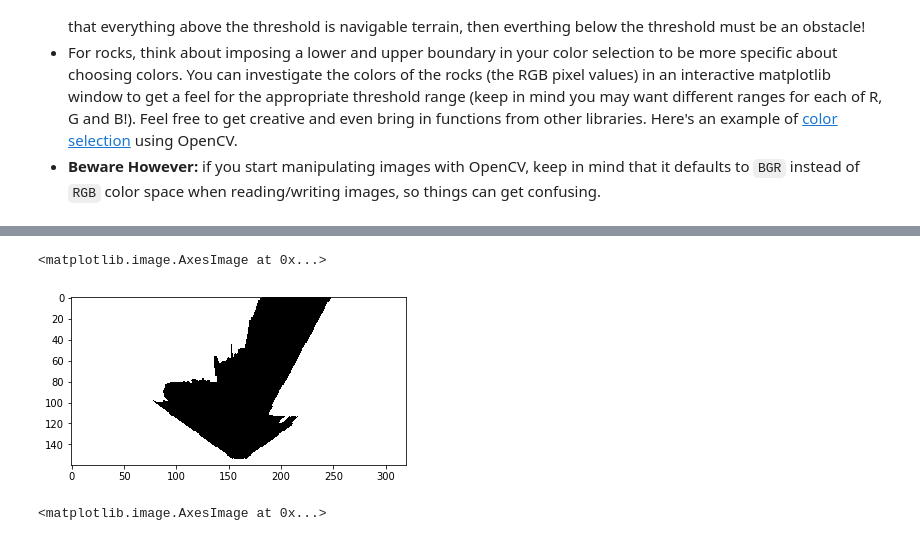
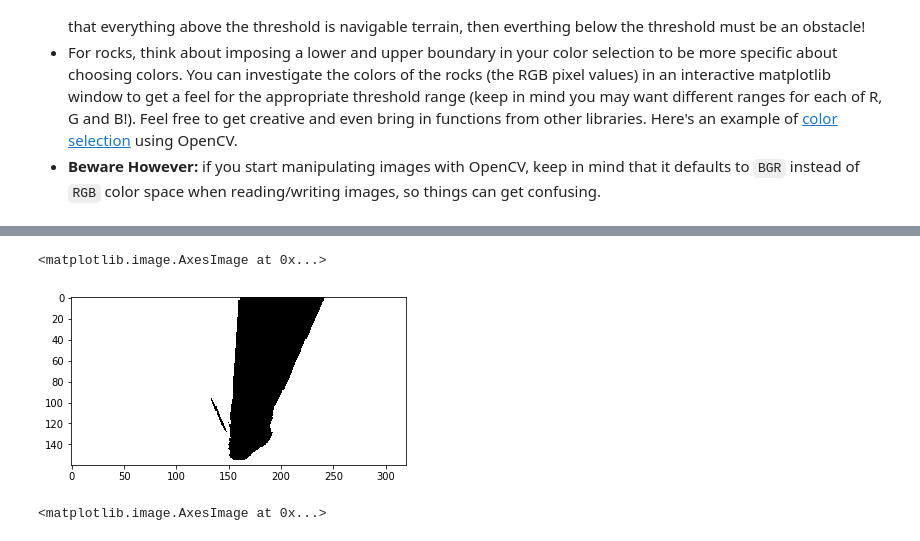
Before and after one commit to NULL-Wolf/RoboND-Rover-Project, a Jupyter notebook: code/Rover_Project_Test_Notebook.ipynb, the cells around one changed output, grey strips where cells are left out. Saved outputs shown, nothing was run; the diff lists cells and outputs as text; code cells hidden in the pictures.

```diff
--- a/code/Rover_Project_Test_Notebook.ipynb
+++ b/code/Rover_Project_Test_Notebook.ipynb
@@ -135,23 +135,23 @@ plt.imshow(threshed, cmap='gray')
 # %%
-def obstacle_thresh(img, rgb_thresh=(160, 160, 160)):
+def obstacle_thresh(img, rgb_thresh=(130, 130, 130)):
     # Create an array of zeros same xy size as img, but single channel
     color_select = np.zeros_like(img[:,:,0])
     # Require that each pixel be above all three threshold values in RGB
     # above_thresh will now contain a boolean array with "True"
     # where threshold was met
     below_thresh = (img[:,:,0] < rgb_thresh[0]) \
                 & (img[:,:,1] < rgb_thresh[1]) \
                 & (img[:,:,2] < rgb_thresh[2])
     # Index the array of zeros with the boolean array and set to 1
     color_select[below_thresh] = 1
     # Return the binary image
     return color_select
 
 obstacles = obstacle_thresh(warped)
 plt.imshow(obstacles, cmap='gray')
 # %% [output]
 <matplotlib.image.AxesImage at 0x...>
-[figure, old version]
+[figure, new version]
 # %%
 def rock_thresh(img):
     # Convert BGR to HSV
```
Also changed, not shown: parts of 3 cells of this notebook, 4 other files.
